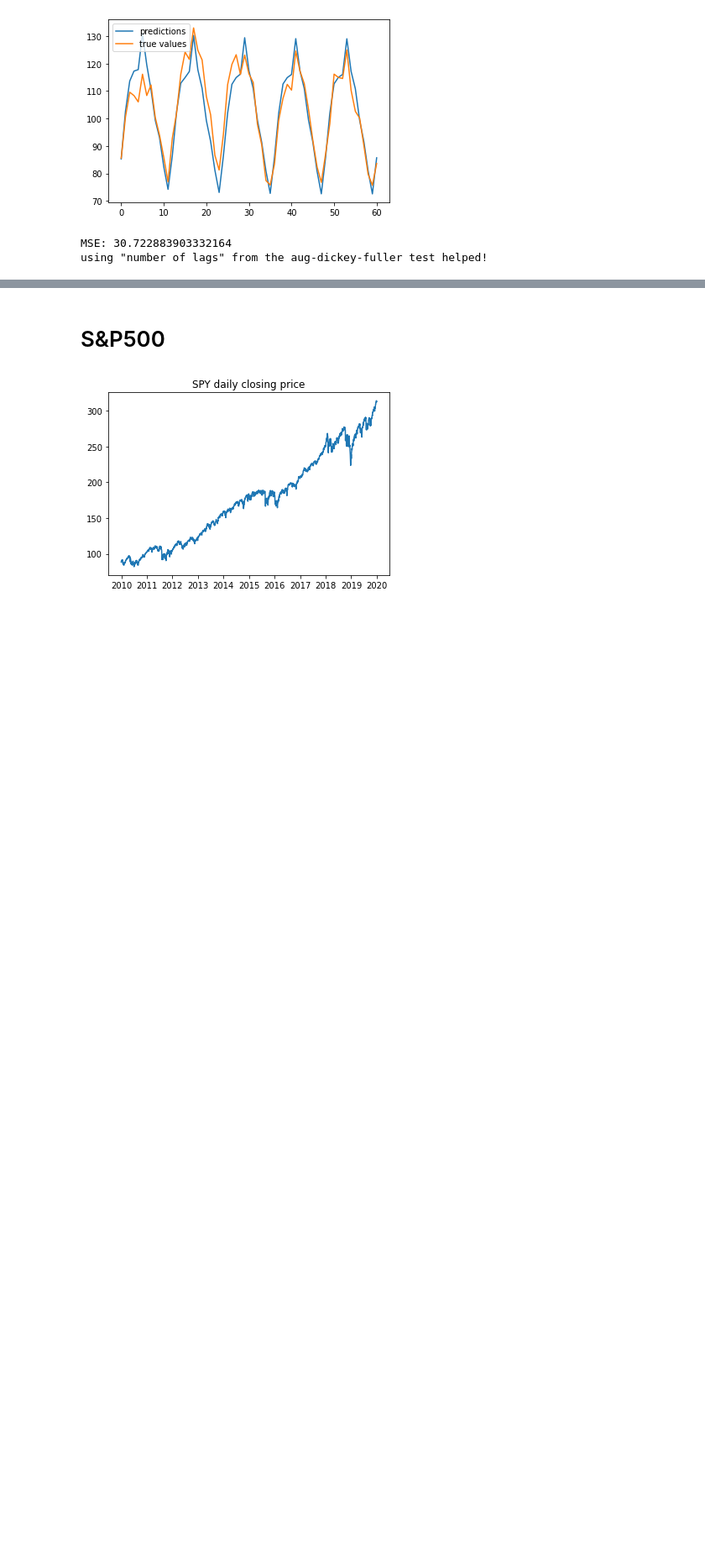
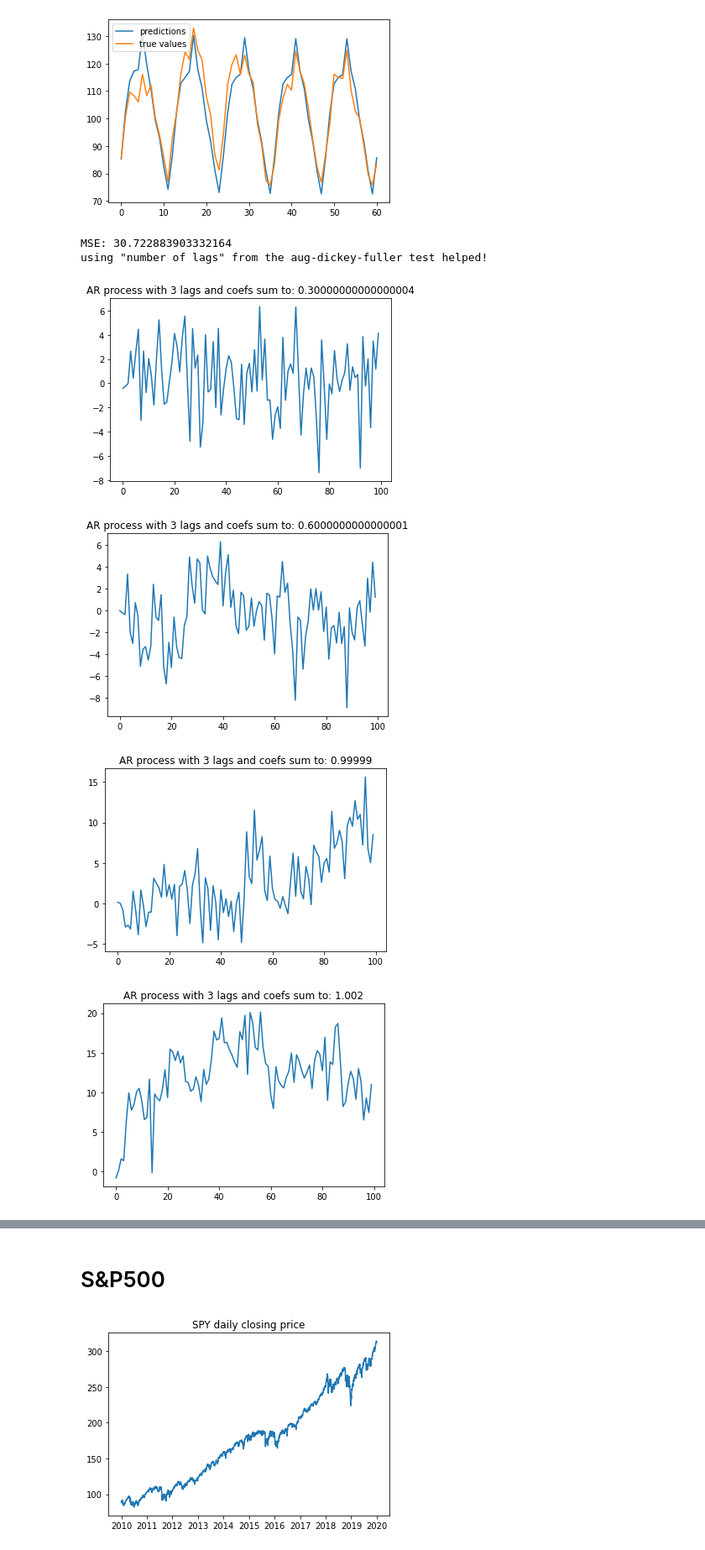
Before and after one commit to GrossBetruger/Kaggle, a Jupyter notebook: time_series_analysis/time_series_analysis.ipynb, the cells around one changed output, grey strips where cells are left out. Shown at 84% size. Drawn from its saved outputs; the diff is of its cells as text; code cells hidden in the pictures; blank space fills up the shorter version.

Commit message:
random generation and exploration of AR processes

```diff
--- a/time_series_analysis/time_series_analysis.ipynb
+++ b/time_series_analysis/time_series_analysis.ipynb
@@ -118,3 +118,28 @@ using "number of lags" from the aug-dickey-fuller test helped!''')
 [figure]
 MSE: 30.722883903332164
 using "number of lags" from the aug-dickey-fuller test helped!
+# %%
+def generate_ar_process(lags: int, coefs: list[float], length: int) -> np.array:
+    if len(coefs) != lags:
+        raise ValueError(f'number of coefs ({len(coefs)}) must match lags: ({lags})')
+
+    coefs = np.array(coefs)
+    series = [np.random.normal() for _ in range(lags)] # generate first lags (normally distributed)
+
+    for _ in range(length - lags):
+        previous_values = series[-lags:][::-1] # take 'lags' values from in reversed order
+        new_value = np.sum(np.array(previous_values) * coefs + np.random.normal())
+        series.append(new_value)
+    return np.array(series)
+
+lags = 3
+for coef in [0.1, 0.2, 0.33333, 0.334, 0.5]:
+    coefs = [coef, coef, coef]
+    plt.title(f'AR process with {lags} lags and coefs sum to: {sum(coefs)}')
+    plt.plot(generate_ar_process(lags, coefs, 100))
+    plt.show()
+# %% [output]
+[figure, added]
+[figure, added]
+[figure, added]
+[figure, added]
```
Also changed, not shown: parts of 6 cells of this notebook.
